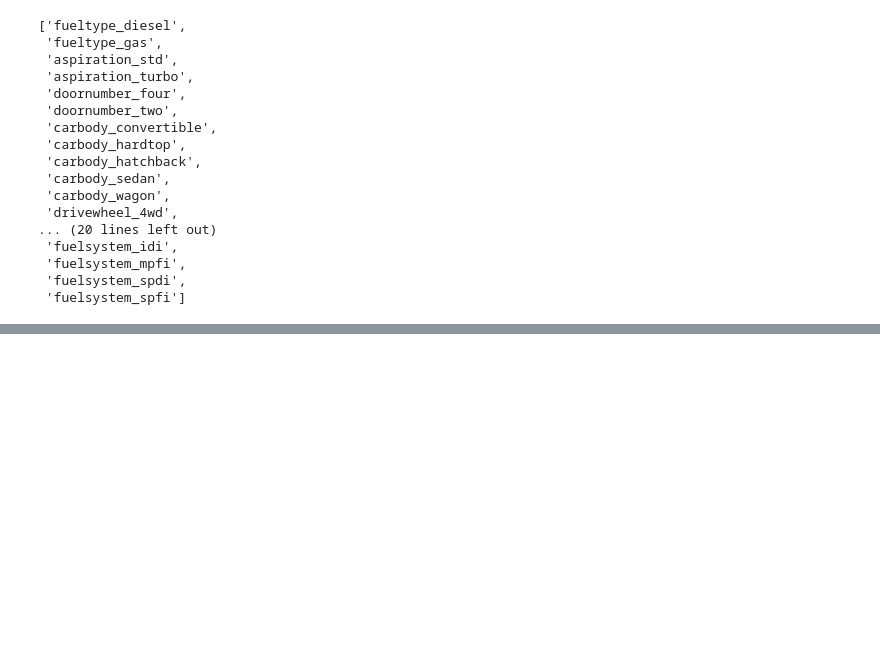
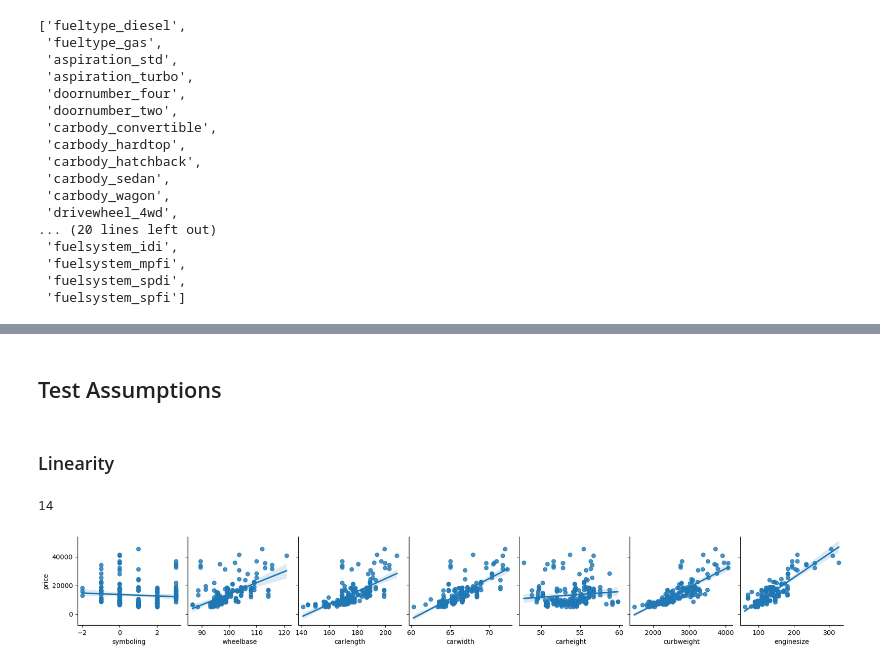
Before and after one commit to krisbarbier/Linear-Regression-in-Statsmodels, a Jupyter notebook: Linear Regression in Statsmodels.ipynb, the cells around one changed output, grey strips where cells are left out. Drawn from its saved outputs; the diff is of its cells as text; code cells hidden in the pictures; blank space fills up the shorter version.

```diff
--- a/Linear Regression in Statsmodels.ipynb
+++ b/Linear Regression in Statsmodels.ipynb
@@ -316,0 +316,14 @@ The testing r-square value is 0.89 and the testing mean squared error is 7188048
+# %% [markdown]
+## Test Assumptions
+# %% [markdown]
+### Linearity
+# %%
+#Check length of num_cols for pairplot
+len(num_cols)
+# %% [output]
+14
+# %%
+#Check visual for linear relationships
+sns.pairplot(data = df, y_vars = 'price', kind = 'reg', x_vars = num_cols[:7]);
+# %% [output]
+[figure, added]
```
Also changed, not shown: parts of 49 cells of this notebook.
